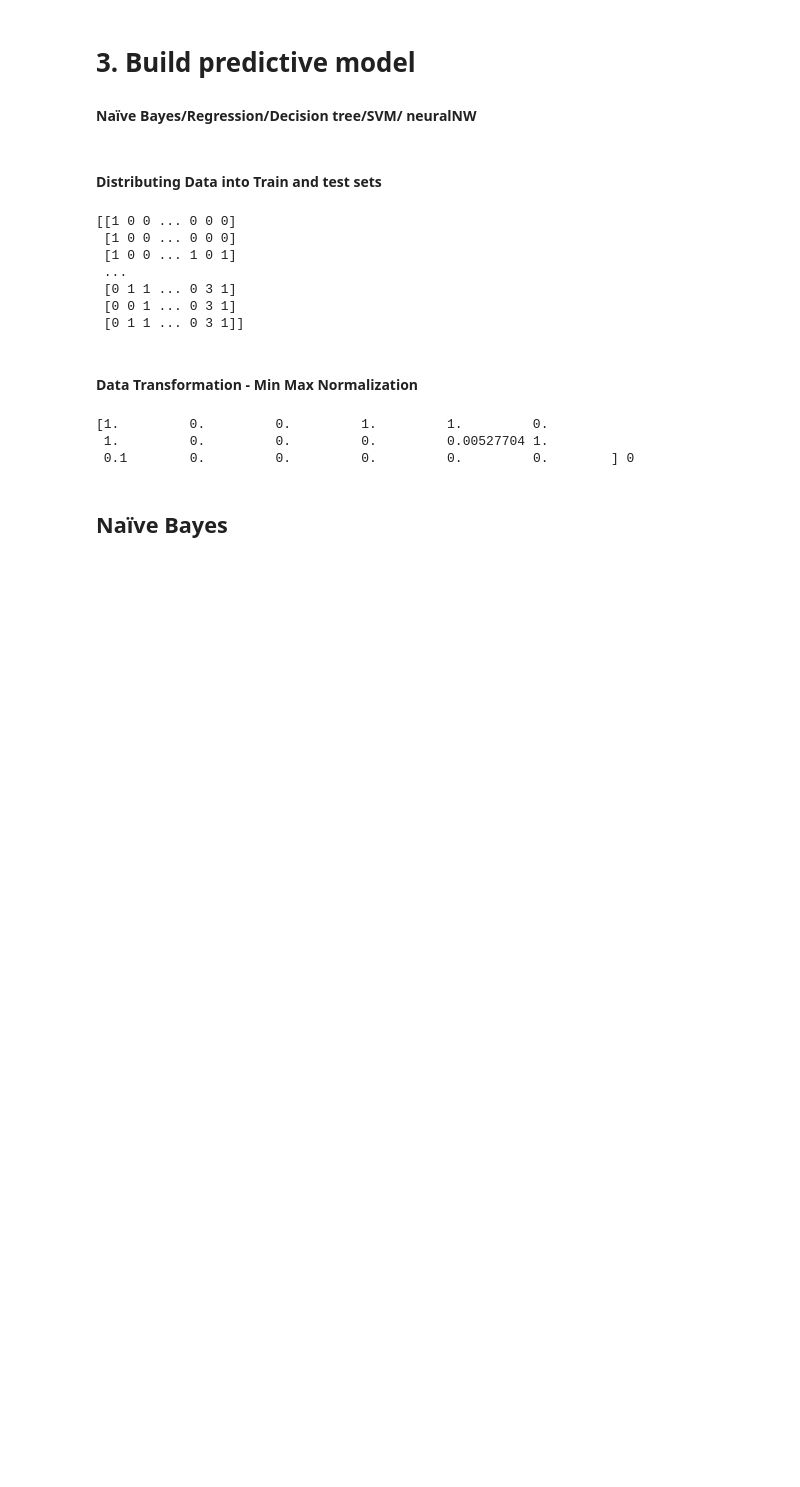
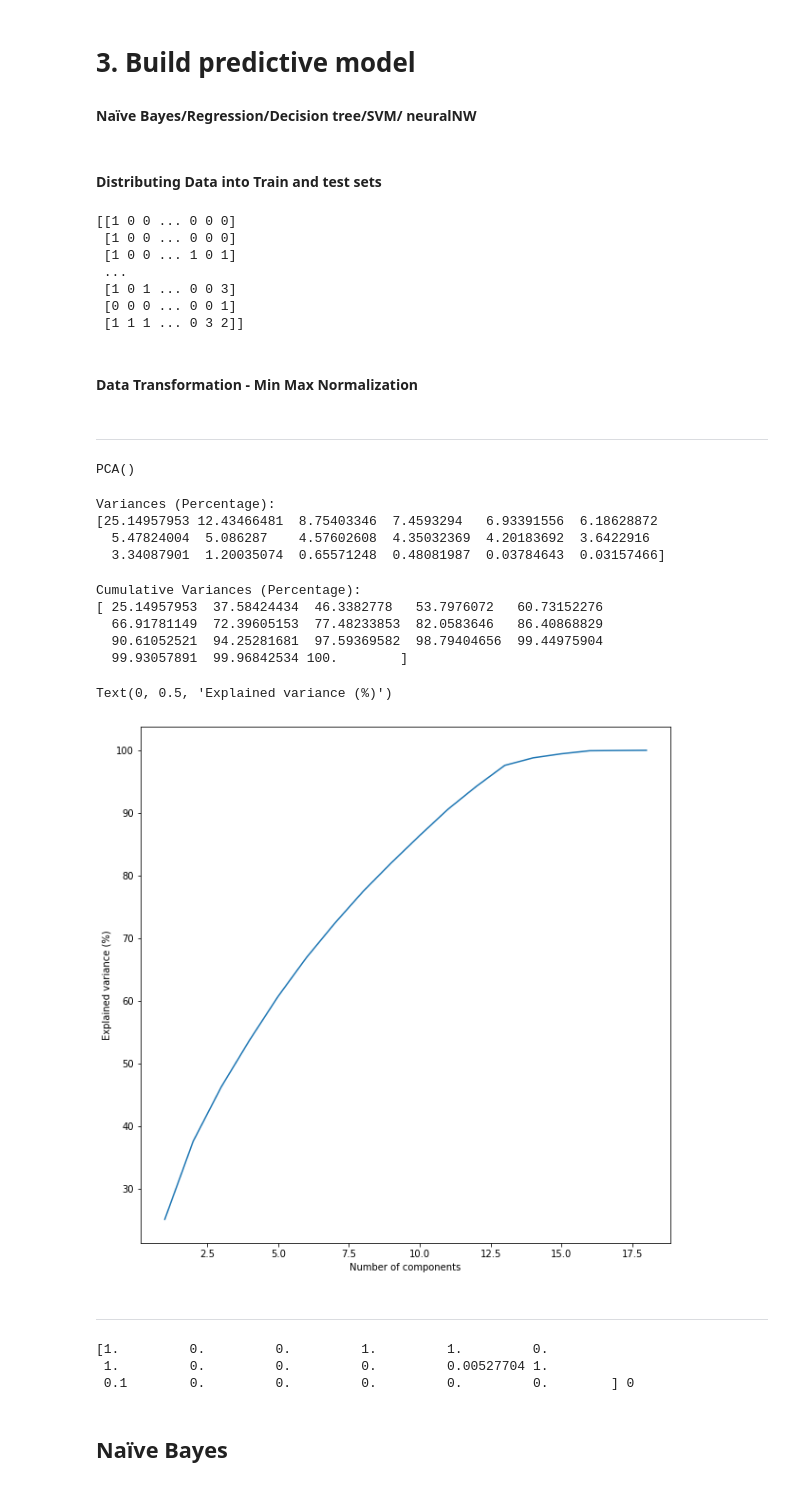
Before and after one commit to VivekM27/SCITHealthAnalyticsProj5, a Jupyter notebook: Jupyter Notebook/Healthcare Analytics.ipynb, the cells around one changed output. Drawn from its saved outputs; the diff is of its cells as text; code cells hidden in the pictures; blank space fills up the shorter version.

```diff
--- a/Jupyter Notebook/Healthcare Analytics.ipynb
+++ b/Jupyter Notebook/Healthcare Analytics.ipynb
@@ -590,10 +585,10 @@ memory usage: 113.2+ KB
 #### Distributing Data into Train and test sets
 # %%
 # X = To be trained dataset
-X = Final_Data.iloc[:, 1:-1].values
+X = finalBalance.iloc[:, 1:-1].values
 
 # Y = Target to be tested dataset = Class/ASD
-y = Final_Data.iloc[:, -1].values
+y = finalBalance.iloc[:, -1].values
 
 print(X)
 # %% [output]
@@ -601,14 +596,60 @@ print(X)
  [1 0 0 ... 0 0 0]
  [1 0 0 ... 1 0 1]
  ...
- [0 1 1 ... 0 3 1]
- [0 0 1 ... 0 3 1]
- [0 1 1 ... 0 3 1]]
+ [1 0 1 ... 0 0 3]
+ [0 0 0 ... 0 0 1]
+ [1 1 1 ... 0 3 2]]
 # %% [markdown]
 #### Data Transformation - Min Max Normalization
 # %%
 mms = MinMaxScaler()
 X = mms.fit_transform(X)
+# %% [markdown]
+---
+# %%
+# no riks
+new_Finale_datae = finalBalance.copy()
+
+from sklearn.decomposition import PCA
+components = None
+pca = PCA(n_components = components)
+# perform PCA on the scaled data
+pca.fit(X)
+# %% [output]
+PCA()
+# %%
+# print the explained variances
+print("Variances (Percentage):")
+print(pca.explained_variance_ratio_ * 100)
+print()
+# %% [output]
+Variances (Percentage):
+[25.14957953 12.43466481  8.75403346  7.4593294   6.93391556  6.18628872
+  5.47824004  5.086287    4.57602608  4.35032369  4.20183692  3.6422916
+  3.34087901  1.20035074  0.65571248  0.48081987  0.03784643  0.03157466]
+# %%
+print("Cumulative Variances (Percentage):")
+print(pca.explained_variance_ratio_.cumsum() * 100)
+print()
+# %% [output]
+Cumulative Variances (Percentage):
+[ 25.14957953  37.58424434  46.3382778   53.7976072   60.73152276
+  66.91781149  72.39605153  77.48233853  82.0583646   86.40868829
+  90.61052521  94.25281681  97.59369582  98.79404656  99.44975904
+  99.93057891  99.96842534 100.        ]
+# %%
+# plot a scree plot
+components = len(pca.explained_variance_ratio_) \
+    if components is None else components
+plt.plot(range(1,components+1),
+         np.cumsum(pca.explained_variance_ratio_ * 100))
+plt.xlabel("Number of components")
+plt.ylabel("Explained variance (%)")
+# %% [output]
+Text(0, 0.5, 'Explained variance (%)')
+[figure, added]
+# %% [markdown]
+---
 # %%
 # Data splitting
 #       - Training : Test = 70 : 30
```
Also changed, not shown: parts of 37 cells of this notebook.
